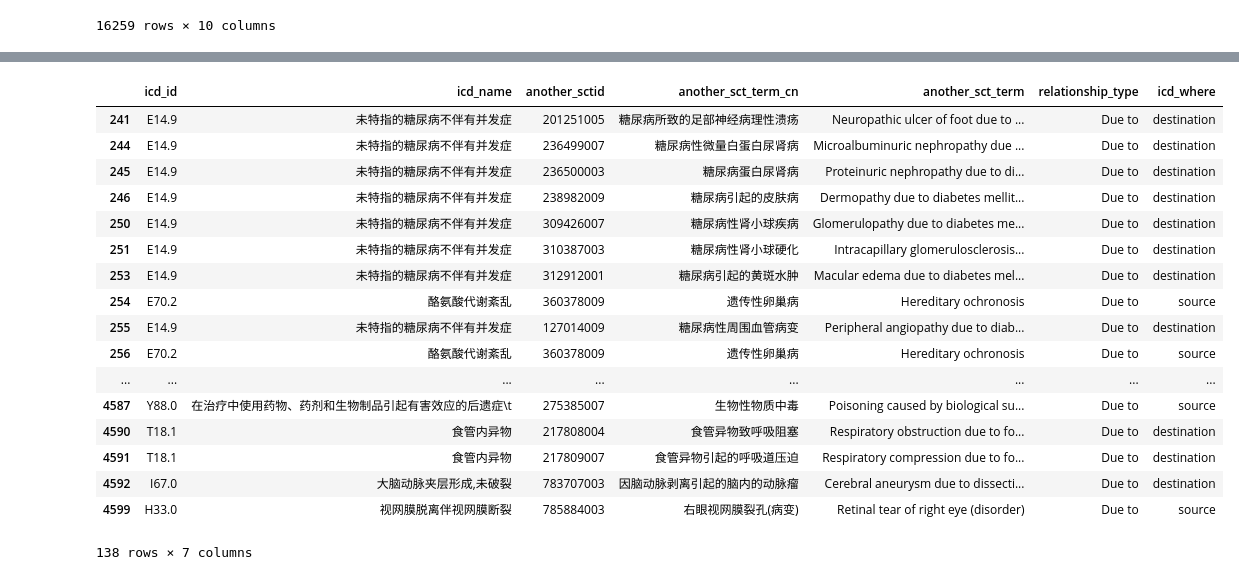
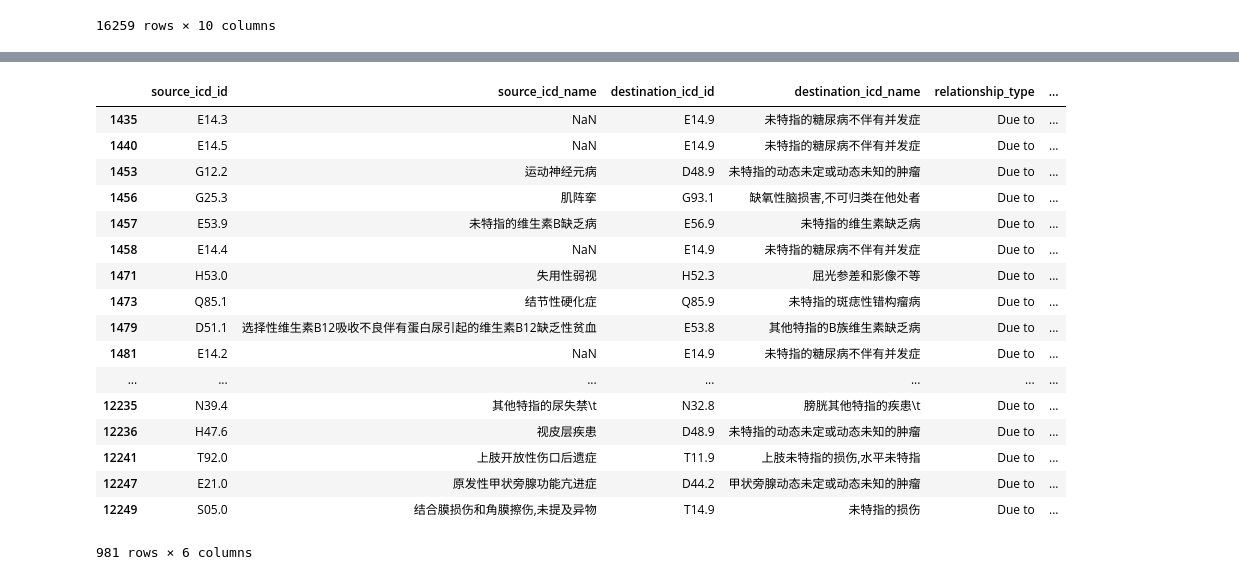
Before and after one commit to sibbay-ai/medical, a Jupyter notebook: Snomed_relationship_analysis/snomed_relationship.ipynb, the cells around one changed output, grey strips where cells are left out. Cells and saved outputs as stored; diff of their text form; code cells hidden in the pictures.

```diff
--- a/Snomed_relationship_analysis/snomed_relationship.ipynb
+++ b/Snomed_relationship_analysis/snomed_relationship.ipynb
@@ -256,6 +256,8 @@ both_icd_result = [{
 } for row in both_icd.iterrows() if list(icd2sct[icd2sct['conceptId']==row[1]['sourceId']]['亚目编码'])[0] != list(icd2sct[icd2sct['conceptId']==row[1]['destinationId']]['亚目编码'])[0]]
 # %%
 both_icd_result = pd.DataFrame(both_icd_result)[['source_icd_id', 'source_icd_name', 'destination_icd_id', 'destination_icd_name', 'relationship_type', 'relationship_id', ]]
+# %%
+both_icd_result = both_icd_result.drop_duplicates(['source_icd_id', 'destination_icd_id'])
 # %%
 both_icd_result.sort_values(by='relationship_type')
 # %% [output]
@@ -305,22 +295,22 @@ pd.DataFrame(df_disease_counts)[['ty', 'count']]
 # %%
-df_disease[df_disease['relationship_type'] == 'Due to']
+both_icd_result[both_icd_result['relationship_type'] == 'Due to']
 # %% [output]
-|  | icd_id | icd_name | another_sctid | another_sct_term_cn | another_sct_term | relationship_type | icd_where |
-| 241 | E14.9 | 未特指的糖尿病不伴有并发症 | 201251005 | 糖尿病所致的足部神经病理性溃疡 | Neuropathic ulcer of foot due to ... | Due to | destination |
-| 244 | E14.9 | 未特指的糖尿病不伴有并发症 | 236499007 | 糖尿病性微量白蛋白尿肾病 | Microalbuminuric nephropathy due ... | Due to | destination |
-| 245 | E14.9 | 未特指的糖尿病不伴有并发症 | 236500003 | 糖尿病蛋白尿肾病 | Proteinuric nephropathy due to di... | Due to | destination |
-| 246 | E14.9 | 未特指的糖尿病不伴有并发症 | 238982009 | 糖尿病引起的皮肤病 | Dermopathy due to diabetes mellit... | Due to | destination |
-| 250 | E14.9 | 未特指的糖尿病不伴有并发症 | 309426007 | 糖尿病性肾小球疾病 | Glomerulopathy due to diabetes me... | Due to | destination |
-| 251 | E14.9 | 未特指的糖尿病不伴有并发症 | 310387003 | 糖尿病性肾小球硬化 | Intracapillary glomerulosclerosis... | Due to | destination |
-| 253 | E14.9 | 未特指的糖尿病不伴有并发症 | 312912001 | 糖尿病引起的黄斑水肿 | Macular edema due to diabetes mel... | Due to | destination |
-| 254 | E70.2 | 酪氨酸代谢紊乱 | 360378009 | 遗传性卵巢病 | Hereditary ochronosis | Due to | source |
-| 255 | E14.9 | 未特指的糖尿病不伴有并发症 | 127014009 | 糖尿病性周围血管病变 | Peripheral angiopathy due to diab... | Due to | destination |
-| 256 | E70.2 | 酪氨酸代谢紊乱 | 360378009 | 遗传性卵巢病 | Hereditary ochronosis | Due to | source |
-| ... | ... | ... | ... | ... | ... | ... | ... |
-| 4587 | Y88.0 | 在治疗中使用药物、药剂和生物制品引起有害效应的后遗症\t | 275385007 | 生物性物质中毒 | Poisoning caused by biological su... | Due to | source |
-| 4590 | T18.1 | 食管内异物 | 217808004 | 食管异物致呼吸阻塞 | Respiratory obstruction due to fo... | Due to | destination |
-| 4591 | T18.1 | 食管内异物 | 217809007 | 食管异物引起的呼吸道压迫 | Respiratory compression due to fo... | Due to | destination |
-| 4592 | I67.0 | 大脑动脉夹层形成,未破裂 | 783707003 | 因脑动脉剥离引起的脑内的动脉瘤 | Cerebral aneurysm due to dissecti... | Due to | destination |
-| 4599 | H33.0 | 视网膜脱离伴视网膜断裂 | 785884003 | 右眼视网膜裂孔(病变) | Retinal tear of right eye (disorder) | Due to | source |
+|  | source_icd_id | source_icd_name | destination_icd_id | destination_icd_name | relationship_type | ... |
+| 1435 | E14.3 | NaN | E14.9 | 未特指的糖尿病不伴有并发症 | Due to | ... |
+| 1440 | E14.5 | NaN | E14.9 | 未特指的糖尿病不伴有并发症 | Due to | ... |
+| 1453 | G12.2 | 运动神经元病 | D48.9 | 未特指的动态未定或动态未知的肿瘤 | Due to | ... |
+| 1456 | G25.3 | 肌阵挛 | G93.1 | 缺氧性脑损害,不可归类在他处者 | Due to | ... |
+| 1457 | E53.9 | 未特指的维生素B缺乏病 | E56.9 | 未特指的维生素缺乏病 | Due to | ... |
+| 1458 | E14.4 | NaN | E14.9 | 未特指的糖尿病不伴有并发症 | Due to | ... |
+| 1471 | H53.0 | 失用性弱视 | H52.3 | 屈光参差和影像不等 | Due to | ... |
+| 1473 | Q85.1 | 结节性硬化症 | Q85.9 | 未特指的斑痣性错构瘤病 | Due to | ... |
+| 1479 | D51.1 | 选择性维生素B12吸收不良伴有蛋白尿引起的维生素B12缺乏性贫血 | E53.8 | 其他特指的B族维生素缺乏病 | Due to | ... |
+| 1481 | E14.2 | NaN | E14.9 | 未特指的糖尿病不伴有并发症 | Due to | ... |
+| ... | ... | ... | ... | ... | ... | ... |
+| 12235 | N39.4 | 其他特指的尿失禁\t | N32.8 | 膀胱其他特指的疾患\t | Due to | ... |
+| 12236 | H47.6 | 视皮层疾患 | D48.9 | 未特指的动态未定或动态未知的肿瘤 | Due to | ... |
+| 12241 | T92.0 | 上肢开放性伤口后遗症 | T11.9 | 上肢未特指的损伤,水平未特指 | Due to | ... |
+| 12247 | E21.0 | 原发性甲状旁腺功能亢进症 | D44.2 | 甲状旁腺动态未定或动态未知的肿瘤 | Due to | ... |
+| 12249 | S05.0 | 结合膜损伤和角膜擦伤,未提及异物 | T14.9 | 未特指的损伤 | Due to | ... |
-138 rows × 7 columns
+981 rows × 6 columns
 # %%
```
Also changed, not shown: parts of 9 cells of this notebook, 1 other file.
